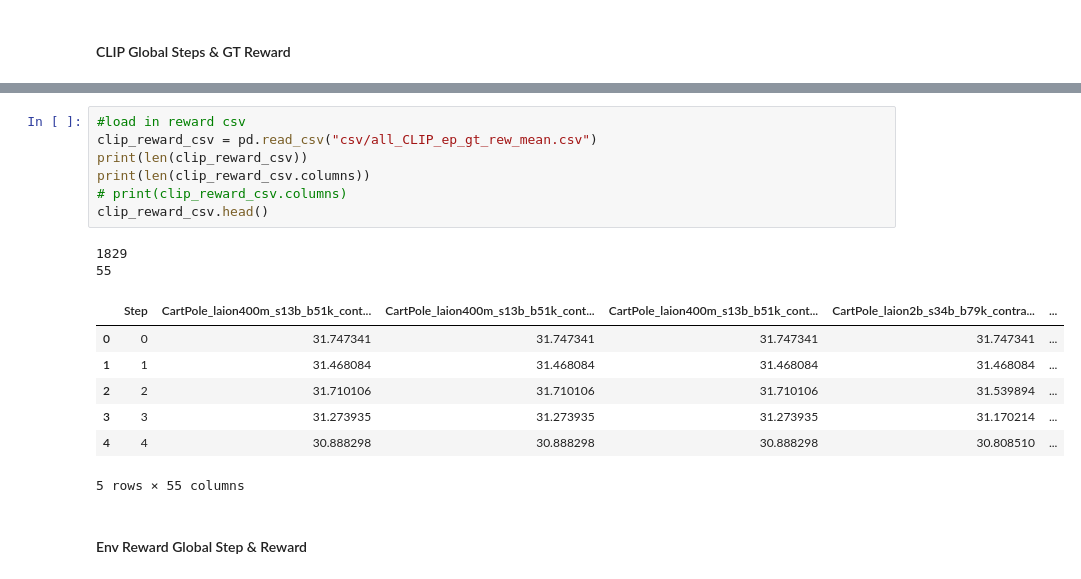
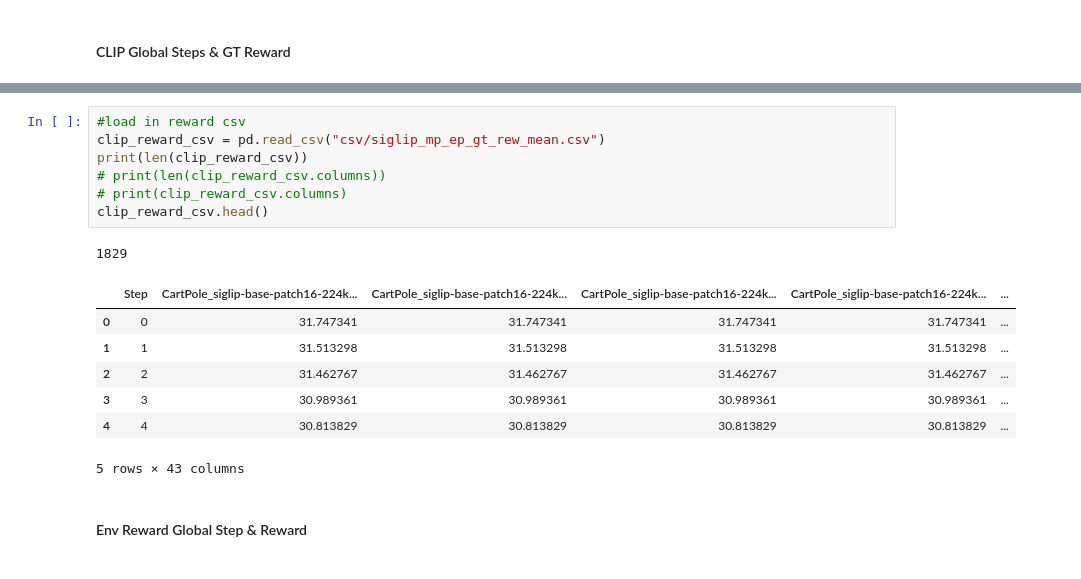
Before and after one commit to JiahuiKChen/vlmrm_plotting, a Jupyter notebook: siglip_multi_prompt.ipynb, the cells around one changed output, grey strips where cells are left out. Drawn from its saved outputs; the diff is of its cells as text.

```diff
--- a/siglip_multi_prompt.ipynb
+++ b/siglip_multi_prompt.ipynb
@@ -38,20 +38,19 @@ Index(['Step',
 # %%
 #load in reward csv
-clip_reward_csv = pd.read_csv("csv/all_CLIP_ep_gt_rew_mean.csv")
+clip_reward_csv = pd.read_csv("csv/siglip_mp_ep_gt_rew_mean.csv")
 print(len(clip_reward_csv))
-print(len(clip_reward_csv.columns))
+# print(len(clip_reward_csv.columns))
 # print(clip_reward_csv.columns)
 clip_reward_csv.head()
 # %% [output]
 1829
-55
-|  | Step | CartPole_laion400m_s13b_b51k_cont... | CartPole_laion400m_s13b_b51k_cont... | CartPole_laion400m_s13b_b51k_cont... | CartPole_laion2b_s34b_b79k_contra... | ... |
+|  | Step | CartPole_siglip-base-patch16-224k... | CartPole_siglip-base-patch16-224k... | CartPole_siglip-base-patch16-224k... | CartPole_siglip-base-patch16-224k... | ... |
 | 0 | 0 | 31.747341 | 31.747341 | 31.747341 | 31.747341 | ... |
-| 1 | 1 | 31.468084 | 31.468084 | 31.468084 | 31.468084 | ... |
-| 2 | 2 | 31.710106 | 31.710106 | 31.710106 | 31.539894 | ... |
-| 3 | 3 | 31.273935 | 31.273935 | 31.273935 | 31.170214 | ... |
-| 4 | 4 | 30.888298 | 30.888298 | 30.888298 | 30.808510 | ... |
+| 1 | 1 | 31.513298 | 31.513298 | 31.513298 | 31.513298 | ... |
+| 2 | 2 | 31.462767 | 31.462767 | 31.462767 | 31.462767 | ... |
+| 3 | 3 | 30.989361 | 30.989361 | 30.989361 | 30.989361 | ... |
+| 4 | 4 | 30.813829 | 30.813829 | 30.813829 | 30.813829 | ... |
-5 rows × 55 columns
+5 rows × 43 columns
 # %% [markdown]
 #### Env Reward Global Step & Reward
 # %%
```
Also changed, not shown: parts of 10 cells of this notebook, 3 other files.
